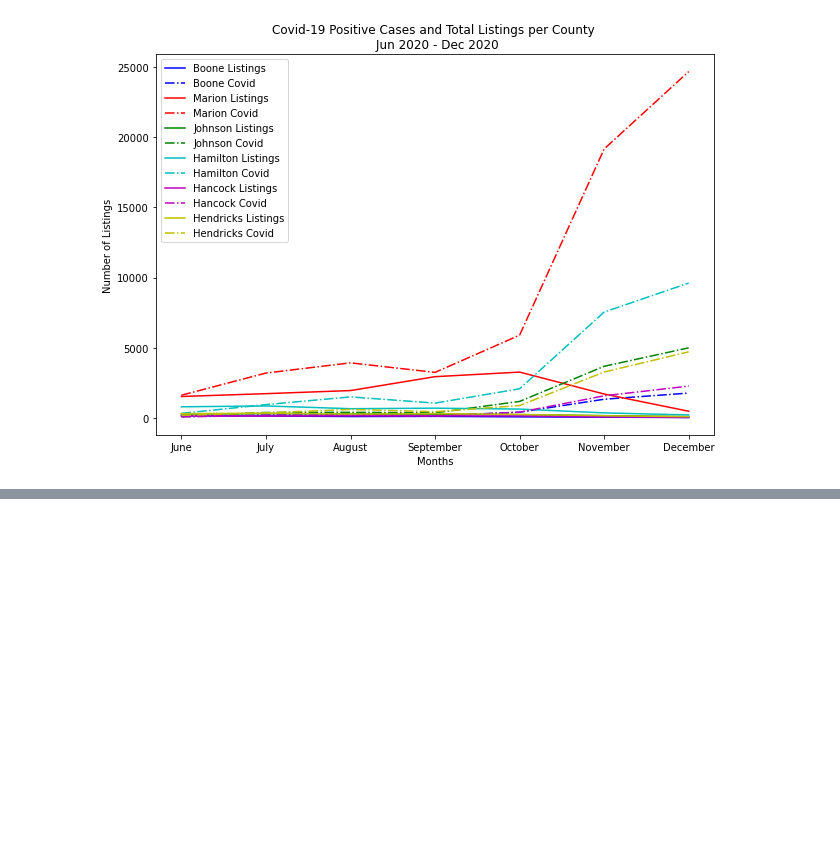
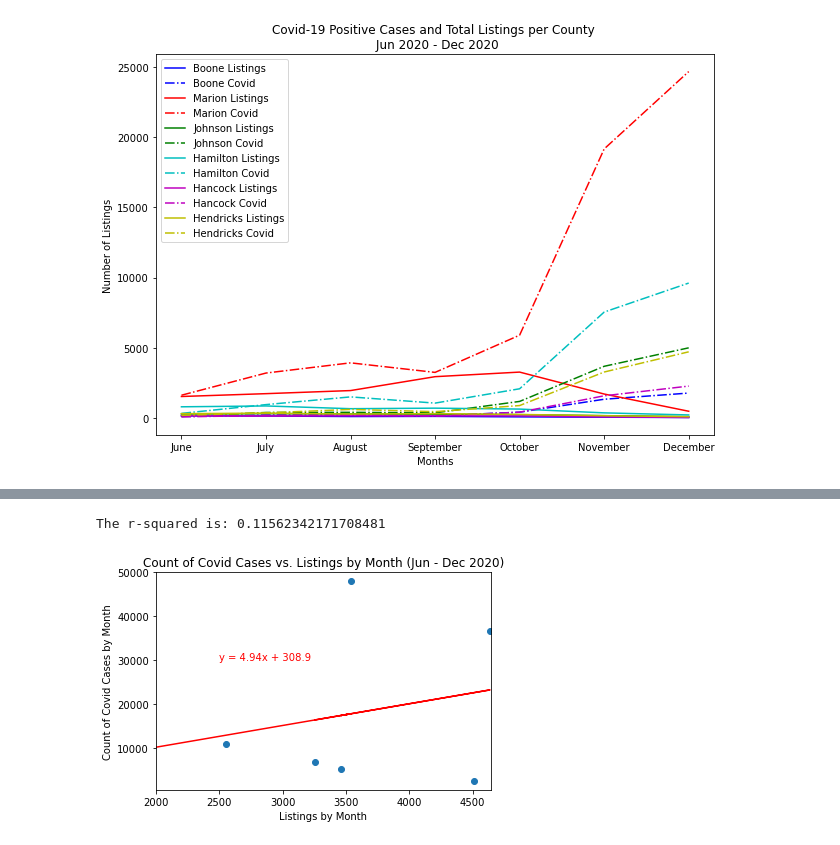
Before and after one commit to c-kleerun/COVID-Housing-Comparison, a Jupyter notebook: Covid-Housing-Analysis.ipynb, the cells around one changed output, grey strips where cells are left out. Drawn from its saved outputs; the diff is of its cells as text; code cells hidden in the pictures; blank space fills up the shorter version.

```diff
--- a/Covid-Housing-Analysis.ipynb
+++ b/Covid-Housing-Analysis.ipynb
@@ -405,0 +454,5 @@ plt.show()
+# %%
+# Count of cases by month
+rs_2020_listing_count_month = rs_combined_listing["2020 Listings"].groupby("MONTH").sum()
+rs_2020_listing_count_month_df = pd.DataFrame(rs_2020_listing_count_month)
+rs_2020_listing_count_month_df
@@ -405,0 +469,3 @@ plt.show()
+# %%
+covid_month_count = pd.DataFrame(covid_month_county)
+covid_month_count
@@ -405,0 +482,21 @@ plt.show()
+# %%
+#Count of cases by month vs listings
+rs_2020_listing_count_month_x = rs_2020_listing_count_month_df["2020 Listings"]
+covid_month_count_y = covid_month_count["COVID_COUNT"]
+(slope, intercept, rvalue, pvalue, stderr) = linregress(rs_2020_listing_count_month_x, covid_month_count_y)
+regress_values = rs_2020_listing_count_month_x * slope + intercept
+line_eq = "y = " + str(round(slope,2)) + "x + " + str(round(intercept,2))
+plt.scatter(rs_2020_listing_count_month_x,covid_month_count_y)
+plt.plot(rs_2020_listing_count_month_x,regress_values,"r-")
+plt.annotate(line_eq,(2500,30000),fontsize=10,color="red")
+plt.xlabel('Listings by Month')
+plt.ylabel('Count of Covid Cases by Month')
+plt.xlim(2000, 4645)
+plt.ylim(500, 50000)
+plt.title("Count of Covid Cases vs. Listings by Month (Jun - Dec 2020)")
+print(f"The r-squared is: {rvalue**2}")
+plt.savefig('output/covid_cases_listings_month_scatter.png')
+plt.show()
+# %% [output]
+The r-squared is: 0.11562342171708481
+[figure, added]
```
Also changed, not shown: parts of 12 cells of this notebook, 7 other files.
